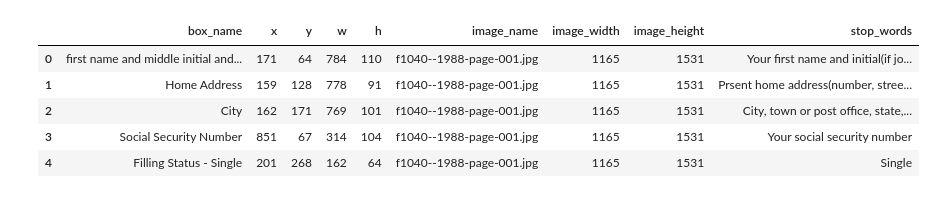
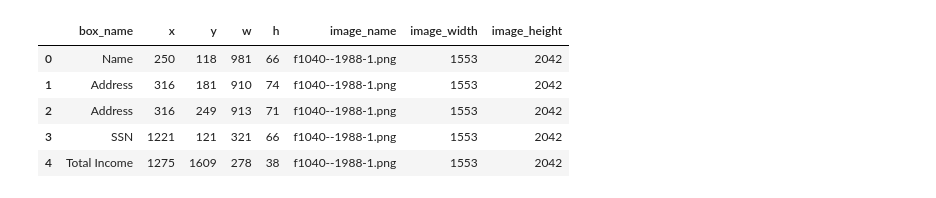
Before and after one commit to txnguyen292/OCR_automatic_data_entry, a Jupyter notebook: notebook/ocr.ipynb, the cells around one changed output. Drawn from its saved outputs; the diff is of its cells as text; code cells hidden in the pictures.

```diff
--- a/notebook/ocr.ipynb
+++ b/notebook/ocr.ipynb
@@ -20,12 +27,12 @@ from alignment_test import alignImages
 # %%
-columns = ["box_name", "x", "y", "w", "h", "image_name", "image_width", "image_height", "stop_words"]
-df = pd.read_csv(CONFIG.data / "annotations" / "final_project.csv", header=None)
+columns = ["box_name", "x", "y", "w", "h", "image_name", "image_width", "image_height"]
+df = pd.read_csv(CONFIG.data / "annotations" / "labels_ocr_2021-04-11-06-27-41.csv", header=None)
 df.columns = columns
 df.head()
 # %% [output]
-|  | box_name | x | y | w | h | image_name | image_width | image_height | stop_words |
-| 0 | first name and middle initial and... | 171 | 64 | 784 | 110 | f1040--1988-page-001.jpg | 1165 | 1531 | Your first name and initial(if jo... |
-| 1 | Home Address | 159 | 128 | 778 | 91 | f1040--1988-page-001.jpg | 1165 | 1531 | Prsent home address(number, stree... |
-| 2 | City | 162 | 171 | 769 | 101 | f1040--1988-page-001.jpg | 1165 | 1531 | City, town or post office, state,... |
-| 3 | Social Security Number | 851 | 67 | 314 | 104 | f1040--1988-page-001.jpg | 1165 | 1531 | Your social security number |
-| 4 | Filling Status - Single | 201 | 268 | 162 | 64 | f1040--1988-page-001.jpg | 1165 | 1531 | Single |
+|  | box_name | x | y | w | h | image_name | image_width | image_height |
+| 0 | Name | 250 | 118 | 981 | 66 | f1040--1988-1.png | 1553 | 2042 |
+| 1 | Address | 316 | 181 | 910 | 74 | f1040--1988-1.png | 1553 | 2042 |
+| 2 | Address | 316 | 249 | 913 | 71 | f1040--1988-1.png | 1553 | 2042 |
+| 3 | SSN | 1221 | 121 | 321 | 66 | f1040--1988-1.png | 1553 | 2042 |
+| 4 | Total Income | 1275 | 1609 | 278 | 38 | f1040--1988-1.png | 1553 | 2042 |
```
Also changed, not shown: parts of 34 cells of this notebook, 5 other files.
